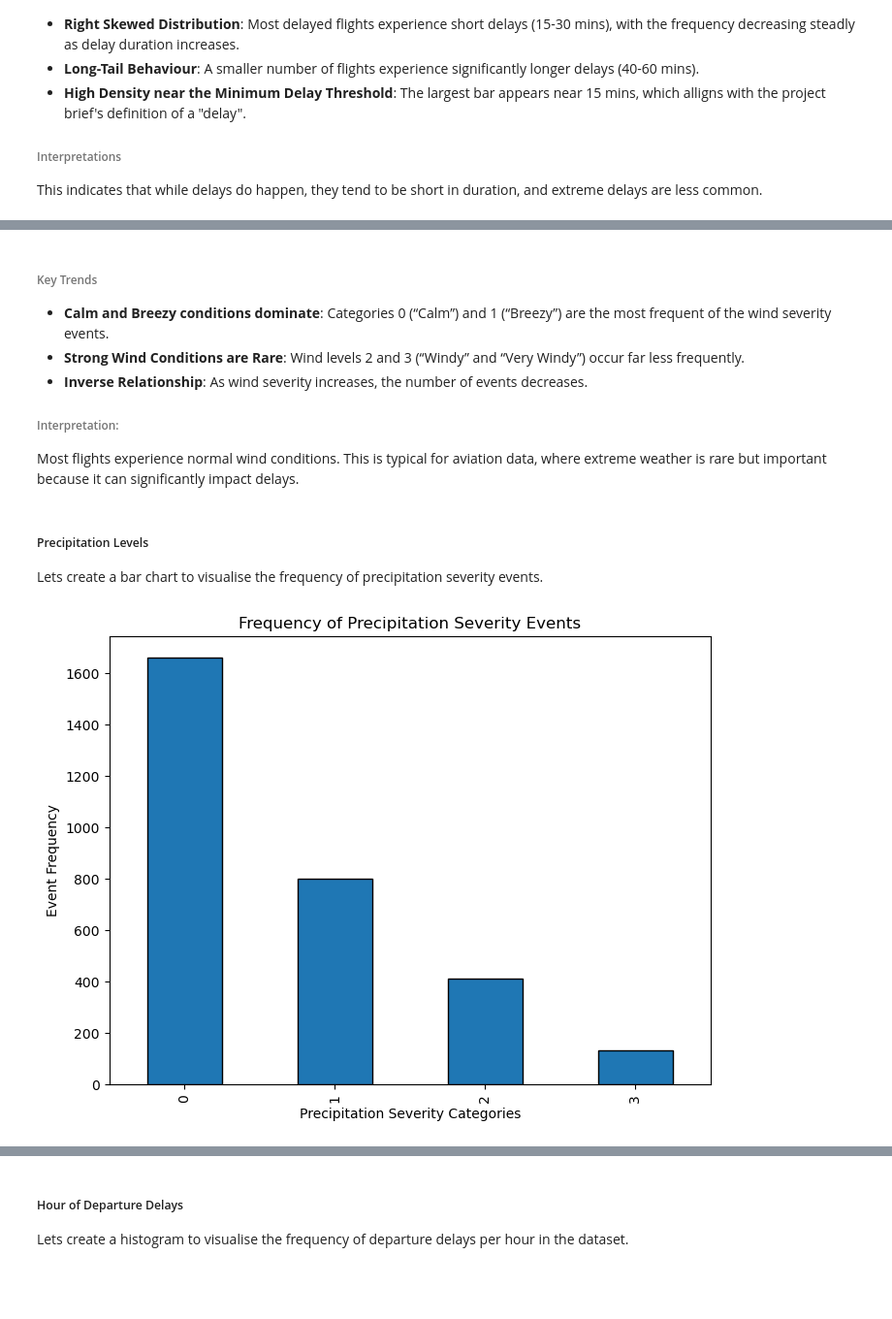
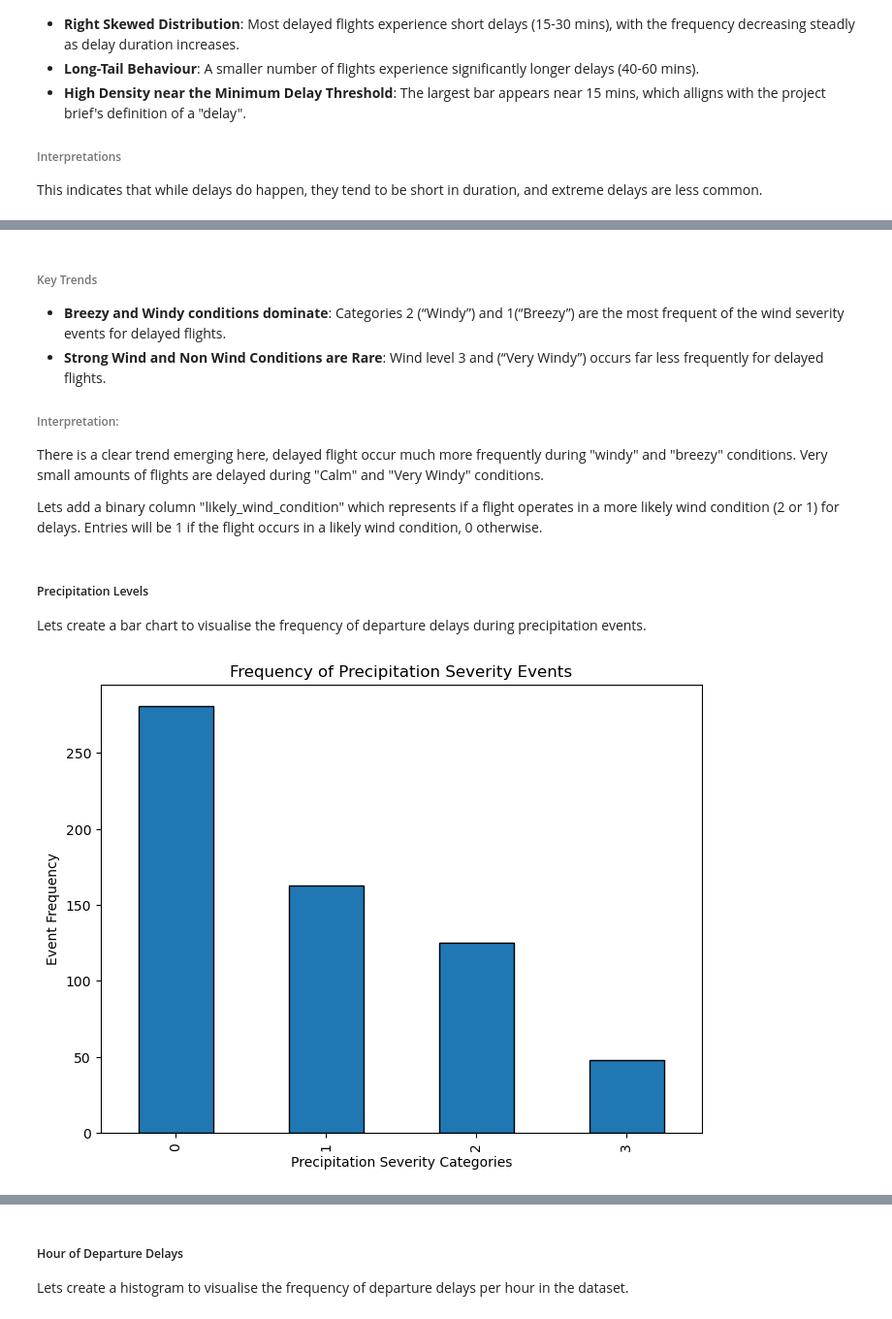
Before and after one commit to frederick2003/Classification-Algorithms-for-Synthetic-Flight-Data, a Jupyter notebook: Analysis.ipynb, the cells around one changed output, grey strips where cells are left out. Shown at 97% size. Drawn from its saved outputs; the diff is of its cells as text; code cells hidden in the pictures; blank space fills up the shorter version.

```diff
--- a/Analysis.ipynb
+++ b/Analysis.ipynb
@@ -495,9 +506,10 @@ plt.show()
 # %% [markdown]
 ###### Key Trends
 
-- **Calm and Breezy conditions dominate**: Categories 0 (“Calm”) and 1 (“Breezy”) are the most frequent of the wind severity events.
-- **Strong Wind Conditions are Rare**: Wind levels 2 and 3 (“Windy” and “Very Windy”) occur far less frequently.
-- **Inverse Relationship**: As wind severity increases, the number of events decreases.
+- **Breezy and Windy conditions dominate**: Categories 2 (“Windy”) and  1(“Breezy”) are the most frequent of the wind severity events for delayed flights.
+- **Strong Wind and Non Wind Conditions are Rare**: Wind level 3 and (“Very Windy”) occurs far less frequently for delayed flights.
 
 ###### Interpretation:
-Most flights experience normal wind conditions. This is typical for aviation data, where extreme weather is rare but important because it can significantly impact delays.
+There is a clear trend emerging here, delayed flight occur much more frequently during "windy" and "breezy" conditions. Very small amounts of flights are delayed during "Calm" and "Very Windy" conditions.
+
+Lets add a binary column "likely_wind_condition" which represents if a flight operates in a more likely wind condition (2 or 1) for delays. Entries will be 1 if the flight occurs in a likely wind condition, 0 otherwise.
@@ -504,24 +524,24 @@ Most flights experience normal wind conditions. This is typical for aviation dat
 # %% [markdown]
 ##### Precipitation Levels
 
-Lets create a bar chart to visualise the frequency of precipitation severity events.
+Lets create a bar chart to visualise the frequency of departure delays during precipitation events.
 # %%
-# Grab the number of occurances of each wind category
-wind_level_counts = flight_info_df["precipitation"].value_counts()
+# Grab the number of occurances of each precipitation category
+wind_level_counts = delayed_flight_df["precipitation"].value_counts()
 
 # Define plot characterists
 wind_level_counts.plot.bar(
     figsize=(8,6),
     edgecolor="black"
 )
 
 # Define plot labels
 plt.title("Frequency of Precipitation Severity Events")
 plt.xlabel("Precipitation Severity Categories")
 plt.ylabel("Event Frequency")
 plt.show()
 # %% [output]
-[figure, old version]
+[figure, new version]
 # %% [markdown]
 ###### Key Trends
 
```
Also changed, not shown: parts of 85 cells of this notebook.
